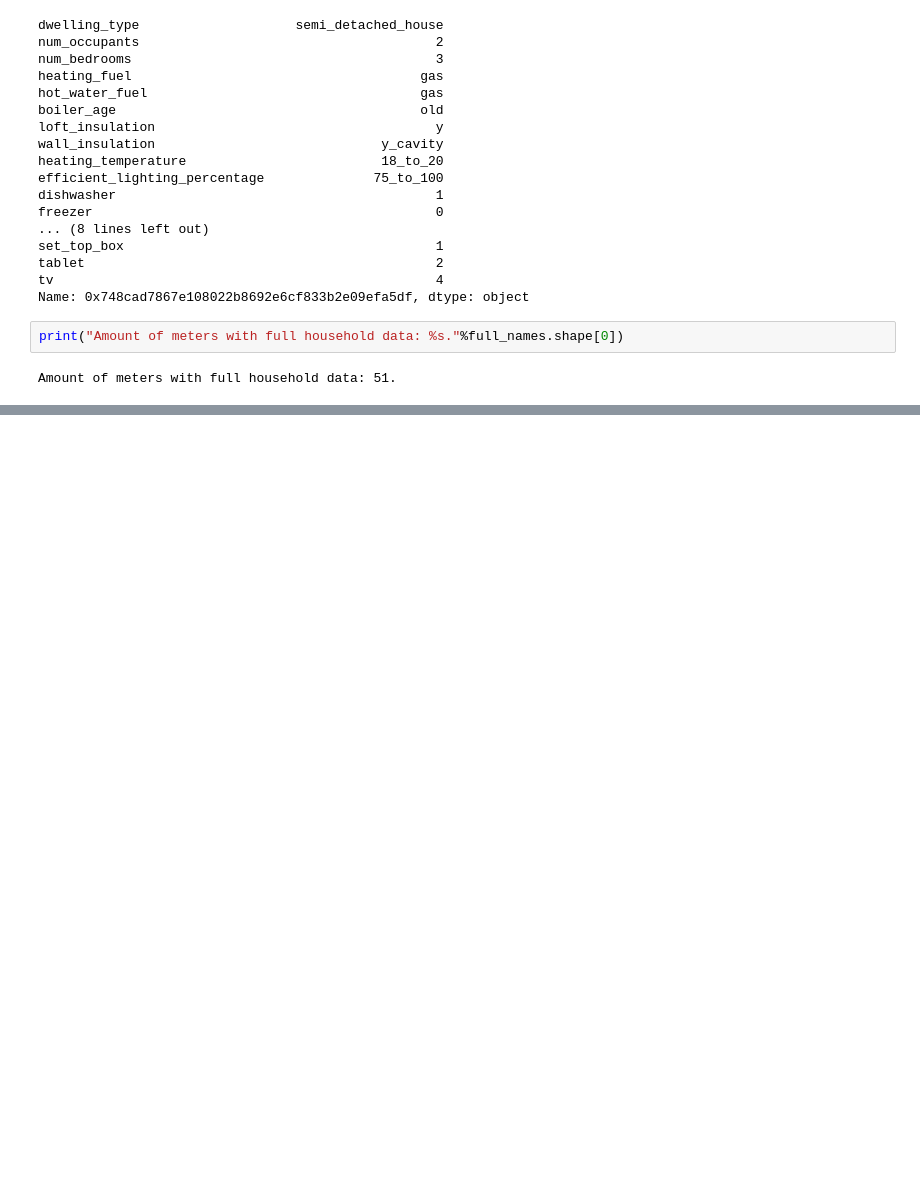
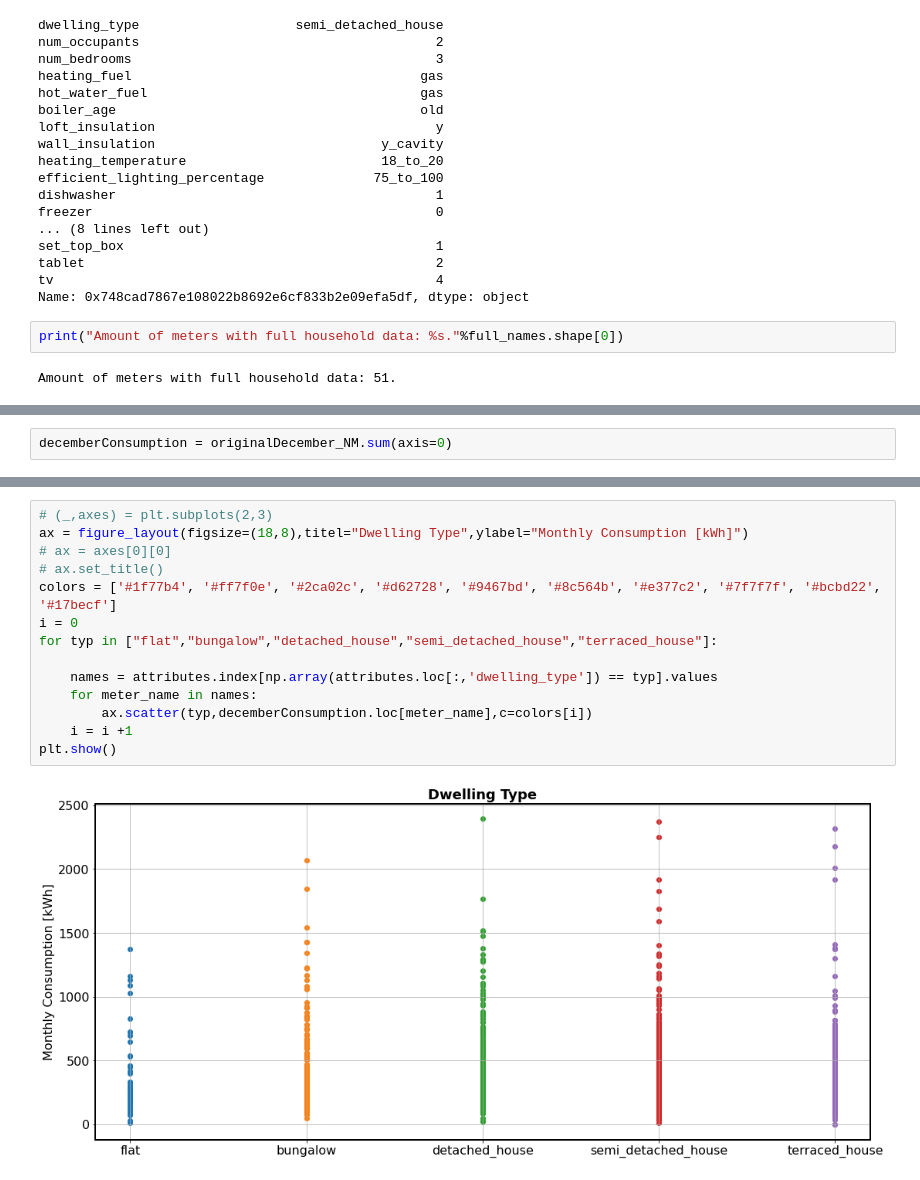
Before and after one commit to StijnStaring/TS_code, a Jupyter notebook: Basic_Data_Analysis/Amount_of_attributes.ipynb, the cells around one changed output, grey strips where cells are left out. Cells and saved outputs as stored; diff of their text form; blank space fills up the shorter version.

Commit message:
attributes

```diff
--- a/Basic_Data_Analysis/Amount_of_attributes.ipynb
+++ b/Basic_Data_Analysis/Amount_of_attributes.ipynb
@@ -112,0 +233,2 @@ Amount of meters with full household data: 51.
+# %%
+decemberConsumption = originalDecember_NM.sum(axis=0)
@@ -112,0 +291,16 @@ Amount of meters with full household data: 51.
+# %%
+# (_,axes) = plt.subplots(2,3)
+ax = figure_layout(figsize=(18,8),titel="Dwelling Type",ylabel="Monthly Consumption [kWh]")
+# ax = axes[0][0]
+# ax.set_title()
+colors = ['#1f77b4', '#ff7f0e', '#2ca02c', '#d62728', '#9467bd', '#8c564b', '#e377c2', '#7f7f7f', '#bcbd22', '#17becf']
+i = 0
+for typ in ["flat","bungalow","detached_house","semi_detached_house","terraced_house"]:
+
+    names = attributes.index[np.array(attributes.loc[:,'dwelling_type']) == typ].values
+    for meter_name in names:
+        ax.scatter(typ,decemberConsumption.loc[meter_name],c=colors[i])
+    i = i +1
+plt.show()
+# %% [output]
+[figure, added]
```
Also changed, not shown: parts of 27 cells of this notebook, 1 other file.
